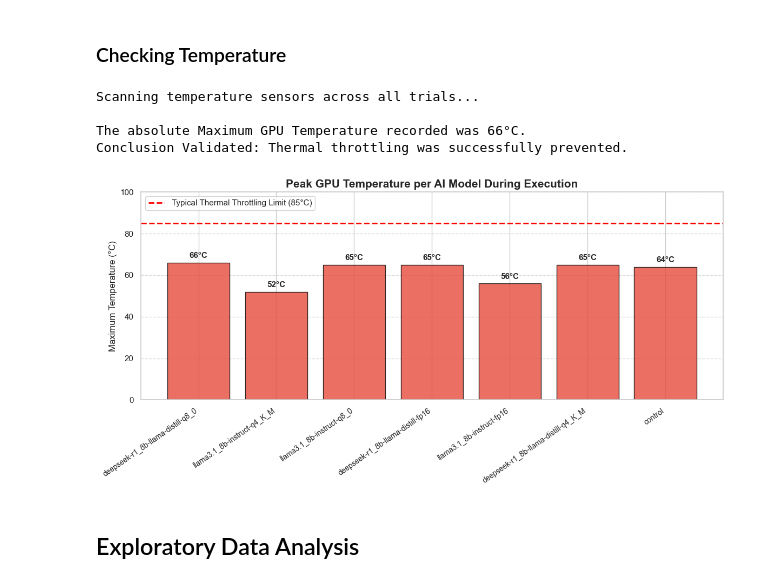
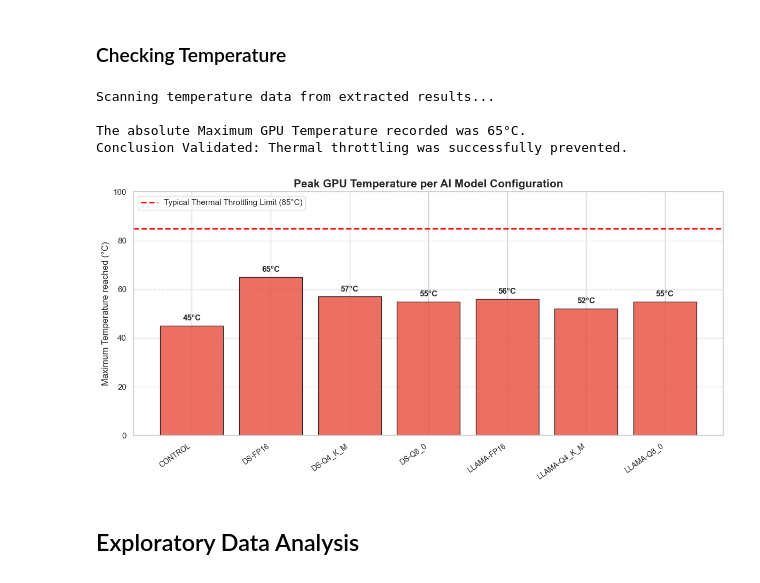
Before and after one commit to wmarcu/cs4575-llm-comparison, a Jupyter notebook: results/data-analysis.ipynb, the cells around one changed output. Cells and saved outputs as stored; diff of their text form; code cells hidden in the pictures.

Commit message:
Added Temperature Analysis

```diff
--- a/results/data-analysis.ipynb
+++ b/results/data-analysis.ipynb
@@ -29,8 +29,8 @@ for folder in model_folders:
     for file in csv_files:
         df = pd.read_csv(file)
 
-        # Failsafe: check if the GPU power column exists
-        if 'GPU0_POWER (mWatts)' not in df.columns:
+        # Failsafe: check if necessary columns exist
+        if 'GPU0_POWER (mWatts)' not in df.columns or 'GPU0_TEMPERATURE' not in df.columns:
             continue
 
         # Convert timestamp to elapsed Seconds (starting from 0)
@@ -42,15 +42,21 @@ for folder in model_folders:
         # Calculate Area Under the Curve (Total Joules)
         total_energy_joules = np.trapezoid(y=power_watts, x=time_sec)
 
-        # Get the total duration of this specific trial
+        # Get the total duration
         total_time_seconds = time_sec.max()
+
+        # Extract Temperature Metrics
+        max_temp = df['GPU0_TEMPERATURE'].max()
+        start_temp = df['GPU0_TEMPERATURE'].iloc[0]
 
         # Store the calculated metrics for THIS trial
         all_trials_data.append({
             'Model': folder,
             'Trial_Name': os.path.basename(file),
             'Total_Energy_Joules': total_energy_joules,
-            'Total_Time_Seconds': total_time_seconds
+            'Total_Time_Seconds': total_time_seconds,
+            'Max_Temp': max_temp,      # Add this
+            'Start_Temp': start_temp   # Add this
         })
 
 # Convert the master list into a DataFrame
@@ -136,66 +142,56 @@ print(f"✅ Data cleaning complete. Retained {len(clean_df)} valid trials out of
 # %% [markdown]
 ### Checking Temperature
 # %%
-print("Scanning temperature sensors across all trials...")
+print("Scanning temperature data from extracted results...")
 
-max_temps = {}
-global_max = 0
+# Get the peak temperature per model directly from our clean DataFrame
+# This finds the single highest temperature reached in ANY trial for each model
+max_temps_series = clean_df.groupby('Model')['Max_Temp'].max()
 
-# Loop through every single CSV and extract the maximum temperature
-for folder in model_folders:
-    csv_files = glob.glob(os.path.join(base_dir, folder, "trial-*.csv"))
-    folder_max = 0
-
-    for file in csv_files:
-        try:
-            df = pd.read_csv(file)
-            if 'GPU0_TEMPERATURE' in df.columns:
-                trial_max = df['GPU0_TEMPERATURE'].max()
-
-                # Update the max for this specific model
-                if trial_max > folder_max:
-                    folder_max = trial_max
-
-                # Update the absolute global max
-                if trial_max > global_max:
-                    global_max = trial_max
-        except Exception:
-            continue
-
-    max_temps[folder] = folder_max
+# Identify the absolute global maximum recorded across the whole experiment
+global_max = max_temps_series.max()
 
 # Print the final conclusive statement
 print(f"\nThe absolute Maximum GPU Temperature recorded was {global_max}°C.")
 if global_max <= 66:
     print("Conclusion Validated: Thermal throttling was successfully prevented.")
+else:
+    print(f"Note: Peak temperature reached {global_max}°C. Still likely below throttling limits.")
 
 # Visual proof for the report
 plt.figure(figsize=(12, 6))
-bars = plt.bar(max_temps.keys(), max_temps.values(), color='#e74c3c', edgecolor='black', alpha=0.8)
 
+# Shorten the names for the X-axis labels to match previous plots
+short_names = [name.replace('deepseek-r1_8b-llama-distill-', 'DS-').replace('llama3.1_8b-instruct-', 'Llama-').upper()
+               for name in max_temps_series.index]
+
+bars = plt.bar(short_names, max_temps_series.values, color='#e74c3c', edgecolor='black', alpha=0.8)
+
+# Add the 85°C safety line (standard for NVIDIA/modern GPUs)
 plt.axhline(y=85, color='red', linestyle='--', linewidth=2, label='Typical Thermal Throttling Limit (85°C)')
 
-plt.title("Peak GPU Temperature per AI Model During Execution", fontsize=15, fontweight='bold')
-plt.ylabel("Maximum Temperature (°C)", fontsize=12)
+plt.title("Peak GPU Temperature per AI Model Configuration", fontsize=15, fontweight='bold')
+plt.ylabel("Maximum Temperature reached (°C)", fontsize=12)
 plt.xticks(rotation=35, ha='right', fontsize=10)
 
 plt.ylim(0, 100)
 plt.grid(axis='y', linestyle='--', alpha=0.7)
 plt.legend(loc='upper left')
 
 # Add the exact temperature number on top of each bar
 for bar in bars:
     yval = bar.get_height()
-    plt.text(bar.get_x() + bar.get_width()/2, yval + 1.5, f"{int(yval)}°C", ha='center', va='bottom', fontsize=11, fontweight='bold')
+    plt.text(bar.get_x() + bar.get_width()/2, yval + 1.5, f"{int(yval)}°C",
+             ha='center', va='bottom', fontsize=11, fontweight='bold')
 
 plt.tight_layout()
 plt.show()
 # %% [output]
-Scanning temperature sensors across all trials...
+Scanning temperature data from extracted results...
 
-The absolute Maximum GPU Temperature recorded was 66°C.
+The absolute Maximum GPU Temperature recorded was 65°C.
 Conclusion Validated: Thermal throttling was successfully prevented.
-[figure, old version]
+[figure, new version]
 # %% [markdown]
 ## Exploratory Data Analysis
 # %% [markdown]
```
Also changed, not shown: parts of 4 cells of this notebook.
